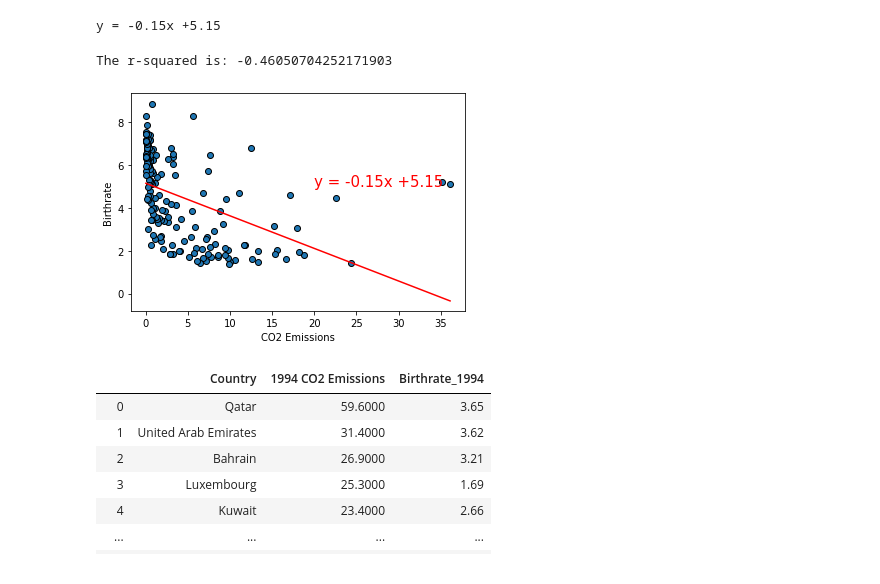
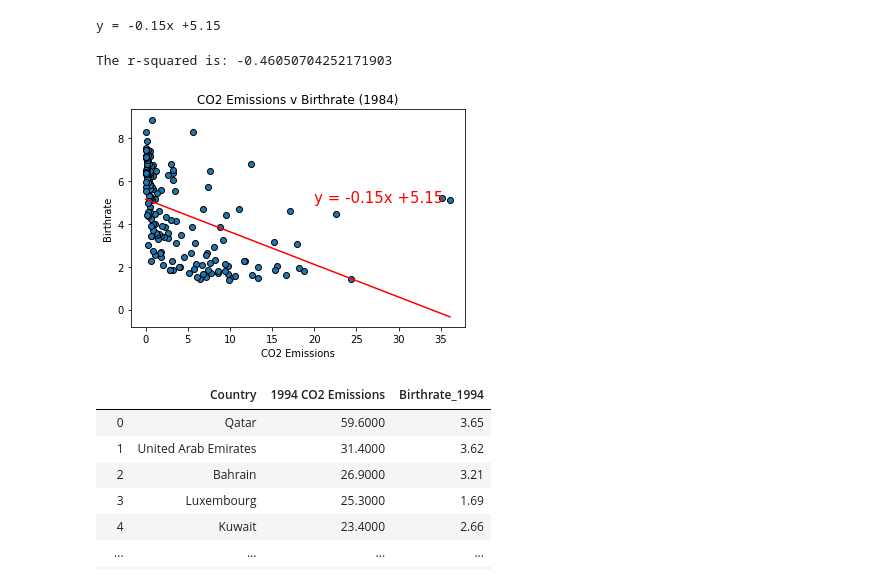
Before and after one commit to VallieTracy/project-one, a Jupyter notebook: Team_Awesome_Project_1.ipynb, the cells around one changed output. Drawn from its saved outputs; the diff is of its cells as text; code cells hidden in the pictures.

```diff
--- a/Team_Awesome_Project_1.ipynb
+++ b/Team_Awesome_Project_1.ipynb
@@ -365,24 +368,25 @@ y = -0.15x +5.15
 # %%
 #create plot
 plt.scatter(x_values,y_values,edgecolors="black")
 plt.plot(x_values,regress_values,"r-")
 
 #label plot and annotate the line equation
 plt.xlabel('CO2 Emissions')
 plt.ylabel('Birthrate')
 plt.annotate(line_eq,(20,5),fontsize=15,color="red")
+plt.title("CO2 Emissions v Birthrate (1984)")
 
 # Print r square value
 print(f"The r-squared is: {rvalue}")
 
 #save plot to images folder
-#plt.savefig(os.path.join("Images","1984_co2_v_birthrate.png"))
+plt.savefig(os.path.join("Images","1984_co2_v_birthrate.png"))
 
 #show plot
 plt.show()
 # %% [output]
 The r-squared is: -0.46050704252171903
-[figure, old version]
+[figure, new version]
 # %%
 #create 1994 dataframe, co2 descending order
 df_1994 = co2_br_df[["Country", "1994 CO2 Emissions", "Birthrate_1994"]].sort_values("1994 CO2 Emissions", ascending=False).reset_index()
```
Also changed, not shown: parts of 9 cells of this notebook, 5 other files.
